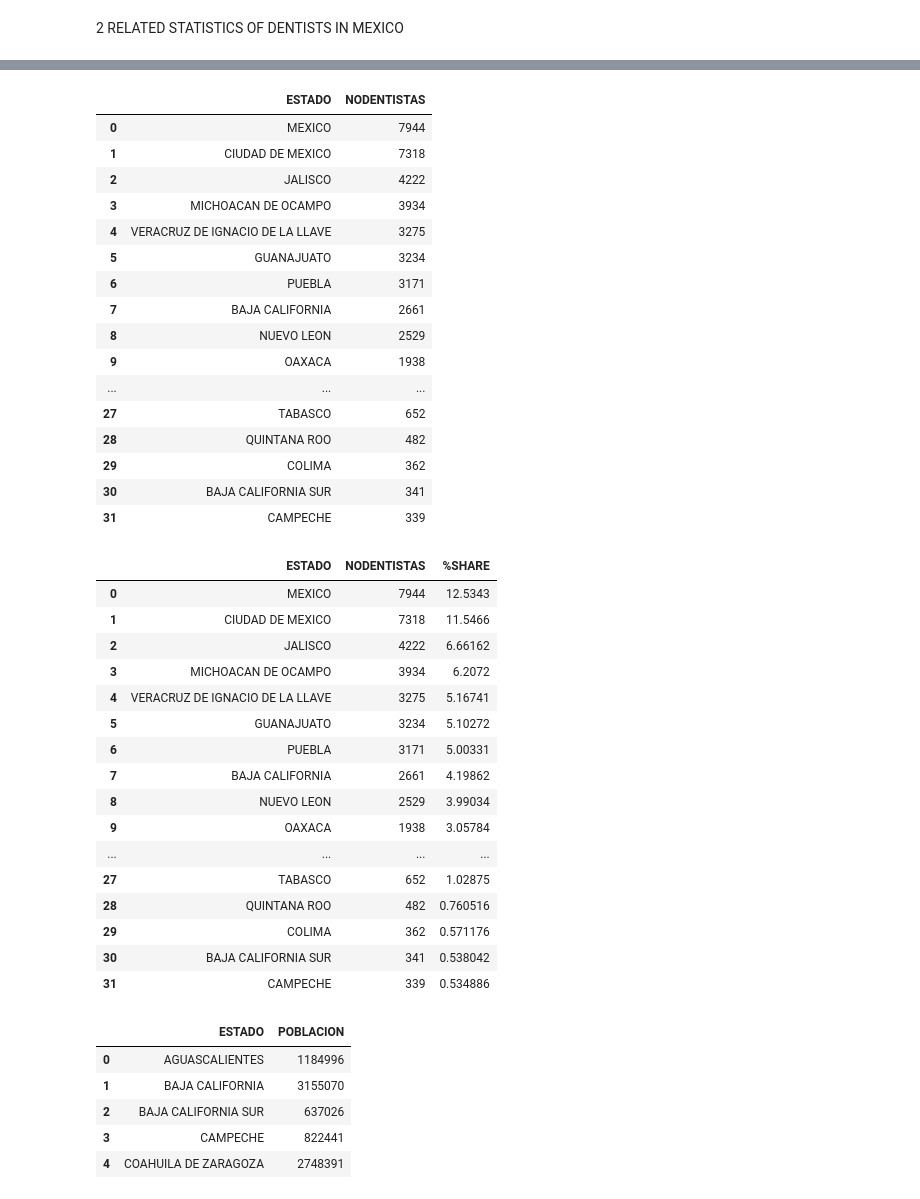
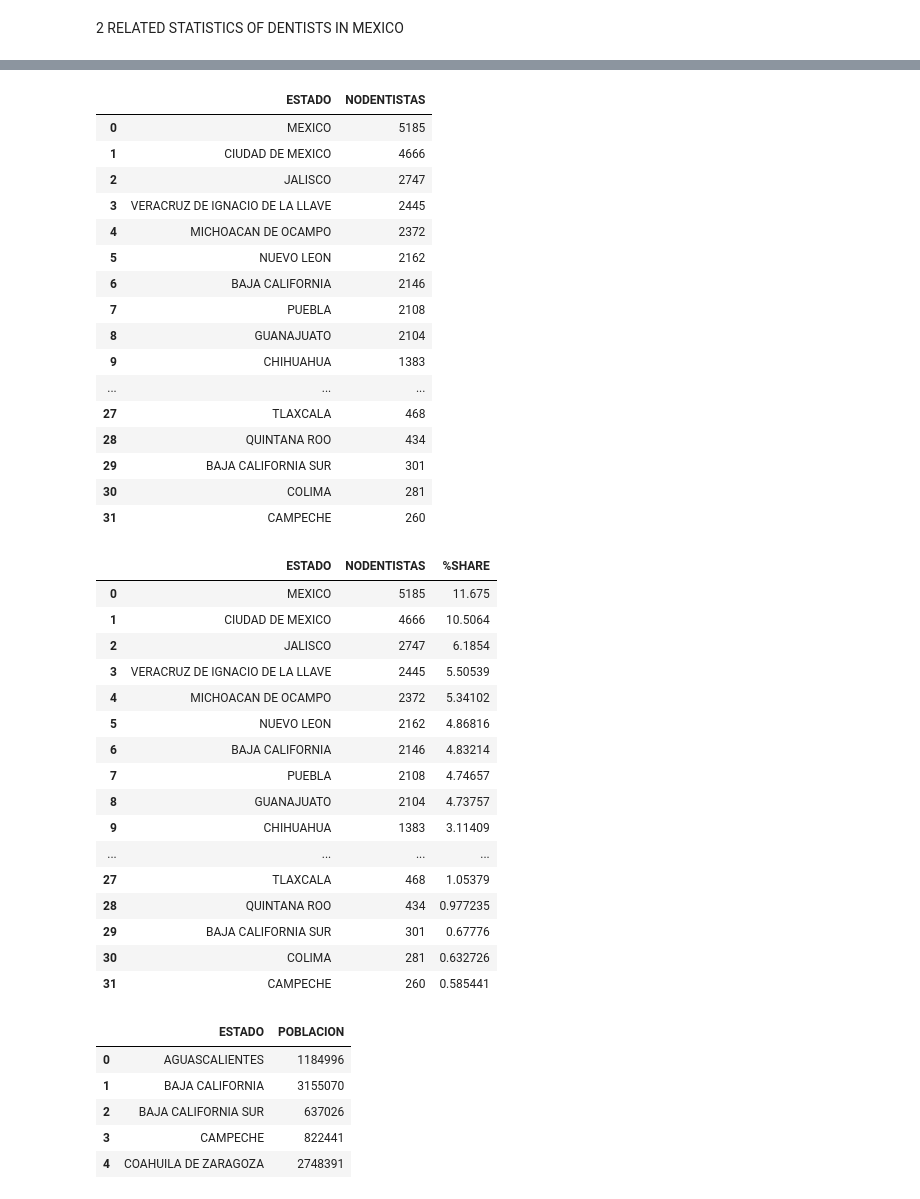
Before and after one commit to KACHIHUAHUA/Project1, a Jupyter notebook: Jupyter Notebooks/3. P5DENTISTASMEX.ipynb, the cells around one changed output, grey strips where cells are left out. Saved outputs shown, nothing was run; the diff lists cells and outputs as text; code cells hidden in the pictures.

```diff
--- a/Jupyter Notebooks/3. P5DENTISTASMEX.ipynb
+++ b/Jupyter Notebooks/3. P5DENTISTASMEX.ipynb
@@ -184,6 +201,5 @@ denue_data
 # %%
-denue_data.columns = ['Nombre dentista','codigo_act','nombre_actividad','per_ocu','cod_postal','cve_ent','entidad','cve_mun','municipio','cve_loc','localidad','latitud','longitud','fecha_alta']
-denue2=denue_data.drop(columns=['fecha_alta'])
+denue2=denue_data.drop(columns = ['codigo_act','nombre_actividad','per_ocu','cve_ent','cve_mun','municipio','cve_loc','localidad','latitud','longitud','fecha_alta'])
 denue2=denue2.drop_duplicates(ignore_index = True)
 #denue_data.dropna()
 denue2
@@ -244,44 +260,44 @@ entidad                                         1
 Name: entidad, dtype: int64
 # %%
-RELACIONESTADODENTIS = pd.DataFrame(denue_data['entidad'].value_counts().reset_index().values, columns=["ESTADO", "NODENTISTAS"])
+RELACIONESTADODENTIS = pd.DataFrame(denue2['entidad'].value_counts().reset_index().values, columns=["ESTADO", "NODENTISTAS"])
 RELACIONESTADODENTIS
 # %% [output]
 |  | ESTADO | NODENTISTAS |
-| 0 | MEXICO | 7944 |
-| 1 | CIUDAD DE MEXICO | 7318 |
-| 2 | JALISCO | 4222 |
-| 3 | MICHOACAN DE OCAMPO | 3934 |
-| 4 | VERACRUZ DE IGNACIO DE LA LLAVE | 3275 |
-| 5 | GUANAJUATO | 3234 |
-| 6 | PUEBLA | 3171 |
-| 7 | BAJA CALIFORNIA | 2661 |
-| 8 | NUEVO LEON | 2529 |
-| 9 | OAXACA | 1938 |
+| 0 | MEXICO | 5185 |
+| 1 | CIUDAD DE MEXICO | 4666 |
+| 2 | JALISCO | 2747 |
+| 3 | VERACRUZ DE IGNACIO DE LA LLAVE | 2445 |
+| 4 | MICHOACAN DE OCAMPO | 2372 |
+| 5 | NUEVO LEON | 2162 |
+| 6 | BAJA CALIFORNIA | 2146 |
+| 7 | PUEBLA | 2108 |
+| 8 | GUANAJUATO | 2104 |
+| 9 | CHIHUAHUA | 1383 |
 | ... | ... | ... |
-| 27 | TABASCO | 652 |
-| 28 | QUINTANA ROO | 482 |
-| 29 | COLIMA | 362 |
-| 30 | BAJA CALIFORNIA SUR | 341 |
-| 31 | CAMPECHE | 339 |
+| 27 | TLAXCALA | 468 |
+| 28 | QUINTANA ROO | 434 |
+| 29 | BAJA CALIFORNIA SUR | 301 |
+| 30 | COLIMA | 281 |
+| 31 | CAMPECHE | 260 |
 # %%
 RELACIONESTADODENTIS['%SHARE'] = (RELACIONESTADODENTIS.NODENTISTAS / sum(RELACIONESTADODENTIS["NODENTISTAS"]))*100
 RELACIONESTADODENTIS
 # %% [output]
 |  | ESTADO | NODENTISTAS | %SHARE |
-| 0 | MEXICO | 7944 | 12.5343 |
-| 1 | CIUDAD DE MEXICO | 7318 | 11.5466 |
-| 2 | JALISCO | 4222 | 6.66162 |
-| 3 | MICHOACAN DE OCAMPO | 3934 | 6.2072 |
-| 4 | VERACRUZ DE IGNACIO DE LA LLAVE | 3275 | 5.16741 |
-| 5 | GUANAJUATO | 3234 | 5.10272 |
-| 6 | PUEBLA | 3171 | 5.00331 |
-| 7 | BAJA CALIFORNIA | 2661 | 4.19862 |
-| 8 | NUEVO LEON | 2529 | 3.99034 |
-| 9 | OAXACA | 1938 | 3.05784 |
+| 0 | MEXICO | 5185 | 11.675 |
+| 1 | CIUDAD DE MEXICO | 4666 | 10.5064 |
+| 2 | JALISCO | 2747 | 6.1854 |
+| 3 | VERACRUZ DE IGNACIO DE LA LLAVE | 2445 | 5.50539 |
+| 4 | MICHOACAN DE OCAMPO | 2372 | 5.34102 |
+| 5 | NUEVO LEON | 2162 | 4.86816 |
+| 6 | BAJA CALIFORNIA | 2146 | 4.83214 |
+| 7 | PUEBLA | 2108 | 4.74657 |
+| 8 | GUANAJUATO | 2104 | 4.73757 |
+| 9 | CHIHUAHUA | 1383 | 3.11409 |
 | ... | ... | ... | ... |
-| 27 | TABASCO | 652 | 1.02875 |
-| 28 | QUINTANA ROO | 482 | 0.760516 |
-| 29 | COLIMA | 362 | 0.571176 |
-| 30 | BAJA CALIFORNIA SUR | 341 | 0.538042 |
-| 31 | CAMPECHE | 339 | 0.534886 |
+| 27 | TLAXCALA | 468 | 1.05379 |
+| 28 | QUINTANA ROO | 434 | 0.977235 |
+| 29 | BAJA CALIFORNIA SUR | 301 | 0.67776 |
+| 30 | COLIMA | 281 | 0.632726 |
+| 31 | CAMPECHE | 260 | 0.585441 |
 # %%
```
Also changed, not shown: parts of 23 cells of this notebook, 3 other files.
